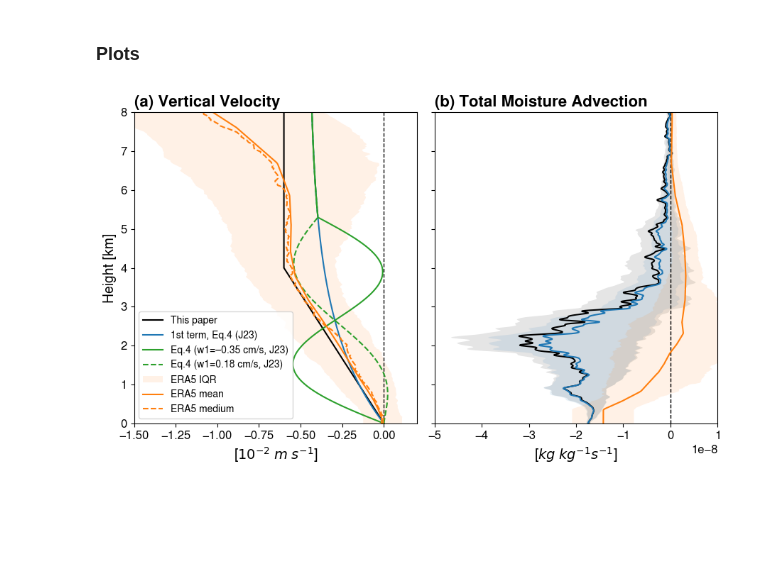
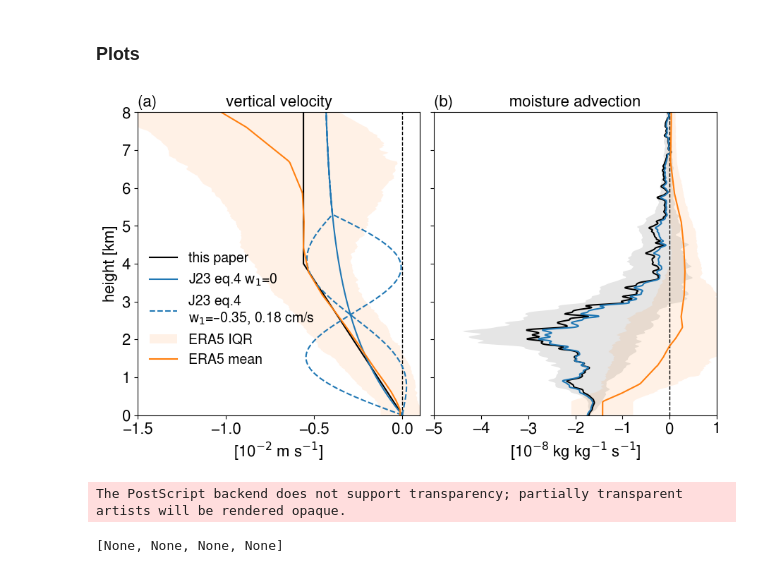
Before and after one commit to deszoeke/trade-cu-model, a Jupyter notebook: src/python/figure_LSADV_simon.ipynb, the cells around one changed output. Drawn from its saved outputs; the diff is of its cells as text; code cells hidden in the pictures; blank space fills up the shorter version.

Commit message:
add fix figure_LSADV_simon.ipynb

```diff
--- a/src/python/figure_LSADV_simon.ipynb
+++ b/src/python/figure_LSADV_simon.ipynb
@@ -608,6 +609,7 @@ w_dales[:, :ihw1] = w_dales[:, :ihw1] + w_dales2[:, :ihw1]                # Hadl
 
 # Simon's
 divg     = 1.5e-6   # Divergence of vertical velocity [s^-1]
+divg     = 1.4e-6   # Divergence of vertical velocity [s^-1] new
 zi       = 4000     # Inversion height [m]
 w_smn    = -divg * np.minimum(z.values, zi)
 
@@ -633,6 +626,6 @@ NameError: name 'qadv_dales' is not defined
 # %%
 # Horizontal advection (idealized in Cloud Botany DALES)
-dqdt     = -1.49   # Large-scale humidity tendency at surface [g/kg/day]
+dqdt     = -1.49   # Large-scale humidity tendency at surface [g/kg/day] = 4.1388e-7 kg/kg /s
 dqdtdz   = 3.73e-4 # Large-scale humidity tendency slope [g/kg/day/m]
 
 qadv_dales = dqdt + dqdtdz * z
@@ -640,8 +633,8 @@ qadv_dales = np.where(qadv_dales < 0, qadv_dales, 0)/1000/86400 # kg/kg/s
 
 # Simon's
 ztop     = 4000   # Top of trade cumulus cloud layer [m]
-# qadv_smn = -1.7e-8 * np.maximum(0, (ztop - z)/ztop)
+qadv_smn = -1.7e-8 * np.maximum(0, (ztop - z)/ztop) # agrees with DALES
 # 2026-08-18 SPD change to:
-qadv_smn = -2e-8 * np.maximum(0, (ztop - z)/ztop) # not used!!
+# qadv_smn = -2.0e-8 * np.maximum(0, (ztop - z)/ztop) # new?
 # %% [markdown]
 #### Total large-scale moisture advection
@@ -648,3 +645,11 @@ qadv_smn = -2e-8 * np.maximum(0, (ztop - z)/ztop) # not used!!
+# %%
+ls_rs_dales1 = qadv_dales[:-1] + wdqdz_rs_dales1 # slices all but last
+ls_rs_dales  = qadv_dales[:-1] + wdqdz_rs_dales
+ls_rs_smn = qadv_dales[:-1] + wdqdz_rs_smn
+ls_rs_smn = qadv_smn[:-1].values + wdqdz_rs_smn
+# ls_e5z = qadv_e5z[:, :-1] + wdqdz_e5z
+
+ls_e5p = qadv_e5p[:, :-1] + wdqdp_e5p
 # %%
 # z in meters (time, lev)
 # z_mid  = (z.values[:-1].astype(float) + z.values[1:].astype(float)) / 2
@@ -741,70 +746,74 @@ fig, axs = plt.subplots(1, 2, figsize=(9, 5.5), sharey=True)
 # -------------------- (1) W --------------------
 ax = axs[0]
 ax.axvline(0, linewidth=1, linestyle='--', color='k')
-ax.plot(w_smn*1e2, z/1000, '-', color='k', label='This paper')
-ax.plot(w_dales1*1e2, z/1000, '-', color='tab:blue', label='1st term, Eq.4 (J23)')
-ax.plot(w_dales[0, :]*1e2, z/1000, '-', color='tab:green', label='Eq.4 (w1=–0.35 cm/s, J23)')
-ax.plot(w_dales[1, :]*1e2, z/1000, '--', color='tab:green', label='Eq.4 (w1=0.18 cm/s, J23)')
+ax.plot(w_smn*1e2, z/1000, '-', color='k', label='this paper')
+ax.plot(w_dales1*1e2, z/1000, '-', color='tab:blue', label='J23 eq.4 w$_1$=0')
+ax.plot(w_dales[0, :]*1e2, z/1000, '--', color='tab:blue', label='J23 eq.4\nw$_1$=–0.35, 0.18 cm/s')
+ax.plot(w_dales[1, :]*1e2, z/1000, '--', color='tab:blue') # label='J23 eq.4 w$_1$=0.18 cm/s')
 
 ax.fill_betweenx(z/1000, wpt_e5z[1, :]*1e2, wpt_e5z[3, :]*1e2, color='tab:orange', alpha=0.1, edgecolor='none', label='ERA5 IQR')
 # ax.fill_betweenx(z/1000, (wm_e5z-wsd_e5z)*1e2, (wm_e5z+wsd_e5z)*1e2, color='r', alpha=0.15, edgecolor='none', label='ERA5 1 STD')
 ax.plot(wm_e5z*1e2, z/1000, '-', color='tab:orange', label='ERA5 mean')
-ax.plot(wpt_e5z[2, :]*1e2, z/1000, '--', color='tab:orange', label='ERA5 medium')
+# ax.plot(wpt_e5z[2, :]*1e2, z/1000, '--', color='tab:orange', label='ERA5 median')
 
 ax.set_yticks(np.arange(0, 20, 1))
-ax.set_xlim(-1.5, 0.2)
+ax.set_xlim(-1.5, 0.1)
 ax.set_ylim(0, 8)
 
-ax.tick_params(axis="both", labelsize=12)
+ax.tick_params(axis="both", labelsize=16)
 
 # ax.set_xlabel(r"$\omega$ (Pa s$^{-1}$)")
-ax.set_xlabel("[$10^{-2}$ $m$ $s^{-1}$]", fontsize=14)
-ax.set_ylabel("Height [km]", fontsize=14)
-ax.set_title("(a) Vertical Velocity", fontsize=16, fontweight='bold', loc='left')
+ax.set_xlabel("[10$^{-2}$ m s$^{-1}$]", fontsize=16)
+ax.set_ylabel("height [km]", fontsize=16)
+ax.set_title("(a)                vertical velocity", fontsize=16, loc='left' ) #, fontweight='bold', loc='left')
 
 # ax.grid(linestyle='--', alpha=0.5)
-ax.legend()
+ax.legend(frameon=False, fontsize=14, loc='center left', bbox_to_anchor=(0.0, 0.35))
 
 # -------------------- (2) LS total --------------------
 ax = axs[1]
 ax.axvline(0, linewidth=1, linestyle='--', color='k')
 # ax.fill_betweenx(z[:-1]/1000, lspt_rss[1, :], lspt_rss[3, :], color='k', alpha=0.1, edgecolor='none')
-ax.fill_betweenx(z[:-1]/1000, filt_rfv(lspt_rs_smn[1, :]), filt_rfv(lspt_rs_smn[3, :]), color='k', alpha=0.1, edgecolor='none')
+ax.fill_betweenx(z[:-1]/1000, 1e8*filt_rfv(lspt_rs_smn[1, :]), 1e8*filt_rfv(lspt_rs_smn[3, :]), color='k', alpha=0.1, edgecolor='none')
 # ax.plot(lsm_rs_smn, z[:-1]/1000, 'k-', label='RonBrown-Simon')
-ax.plot(filt_rfv(lsm_rs_smn), z[:-1]/1000, 'k-', label='RonBrown-Simon (smoothed)')
+ax.plot(1e8*filt_rfv(lsm_rs_smn), z[:-1]/1000, 'k-', label='Ron Brown (smoothed)')
 
 # ax.fill_betweenx(z[:-1]/1000, lspt_rs_dales1[1, :], lspt_rs_dales1[3, :], color='tab:blue', alpha=0.1, edgecolor='none')
-ax.fill_betweenx(z[:-1]/1000, filt_rfv(lspt_rs_dales1[1, :]), filt_rfv(lspt_rs_dales1[3, :]), color='tab:blue', alpha=0.1, edgecolor='none')
+# ax.fill_betweenx(z[:-1]/1000, 1e8*filt_rfv(lspt_rs_dales1[1, :]), 1e8*filt_rfv(lspt_rs_dales1[3, :]), color='tab:blue', alpha=0.1, edgecolor='none')
 # ax.plot(lsm_rs_dales1, z[:-1]/1000, '-', color='tab:blue', label='RonBrown-Hadley')
-ax.plot(filt_rfv(lsm_rs_dales1), z[:-1]/1000, '-', color='tab:blue', label='RonBrown-Hadley (smoothed)')
+ax.plot(1e8*filt_rfv(lsm_rs_dales1), z[:-1]/1000, '-', color='tab:blue', label='RonBrown-Hadley (smoothed)')
 
 # ax.fill_betweenx(z[:-1]/1000, lspt_rs_dales[1, 0, :], lspt_rs_dales[3, 0, :], color='tab:green', alpha=0.1, edgecolor='none')
 # ax.fill_betweenx(z[:-1]/1000, filt_rfv(lspt_rs_dales[1, 0, :]), filt_rfv(lspt_rs_dales[3, 0, :]), color='tab:green', alpha=0.1, edgecolor='none')
 # ax.fill_betweenx(z[:-1]/1000, filt_rfv(lspt_rs_dales[1, :]), filt_rfv(lspt_rs_dales[3, :]), color='tab:green', alpha=0.1, edgecolor='none')
 # ax.plot(lsm_rs_dales[0, :], z[:-1]/1000, '-', color='tab:green', label='RonBrown-Hadley+Mesoscale')
 # ax.plot(filt_rfv(lsm_rs_dales[0, :]), z[:-1]/1000, '-', color='tab:green', label='RonBrown-Hadley+Mesoscale (smoothed)')
 # ax.plot(filt_rfv(lsm_rs_dales), z[:-1]/1000, '-', color='tab:green', label='RonBrown-Hadley+Mesoscale (smoothed)')
 # ax.plot(lsm_rs_dales[1, :], z[:-1]/1000, '--', color='tab:green', linewidth=0.8)
 
-ax.fill_betweenx(z/1000, lspt_e5z[1, :], lspt_e5z[3, :], color='tab:orange', alpha=0.1, edgecolor='none')
-ax.plot(lsm_e5z, z/1000, '-', color='tab:orange', label='ERA5')
+ax.fill_betweenx(z/1000, 1e8*lspt_e5z[1, :], 1e8*lspt_e5z[3, :], color='tab:orange', alpha=0.1, edgecolor='none')
+ax.plot(1e8*lsm_e5z, z/1000, '-', color='tab:orange', label='ERA5')
 
 # ax.set_yticks(np.arange(0, 20, 1))
-ax.set_xlim(-5e-8, 1e-8)
+ax.set_xlim(-5, 1)
 ax.set_ylim(0, 8)
 
-ax.tick_params(axis="both", labelsize=12)
+ax.tick_params(axis="both", labelsize=16)
 
-ax.set_xlabel("[$kg$ $kg^{-1} s^{-1}$]", fontsize=14)
+ax.set_xlabel("[10$^{-8}$ kg kg$^{-1}$ s$^{-1}$]", fontsize=16)
 # ax.set_ylabel("Height [km]")
-ax.set_title("(b) Total Moisture Advection", fontsize=16, fontweight='bold', loc='left')
+ax.set_title("(b)             moisture advection", fontsize=16, loc='left' ) #, fontweight='bold', loc='left')
 # ax.legend()
 
 # ax.grid(linestyle='--', alpha=0.5)
 # ax.grid(axis='x', linestyle='-', alpha=0.5)
 # ax.grid(axis='y', color='r', linestyle='--', alpha=0.5)
 
 plt.tight_layout()
 plt.show()
+
+[ fig.savefig("advection."+f) for f in ['pdf','eps','png','svg'] ]
 # %% [output]
-[figure, old version]
+[figure, new version]
+The PostScript backend does not support transparency; partially transparent artists will be rendered opaque.
+[None, None, None, None]
```
Also changed, not shown: parts of 3 cells of this notebook.
